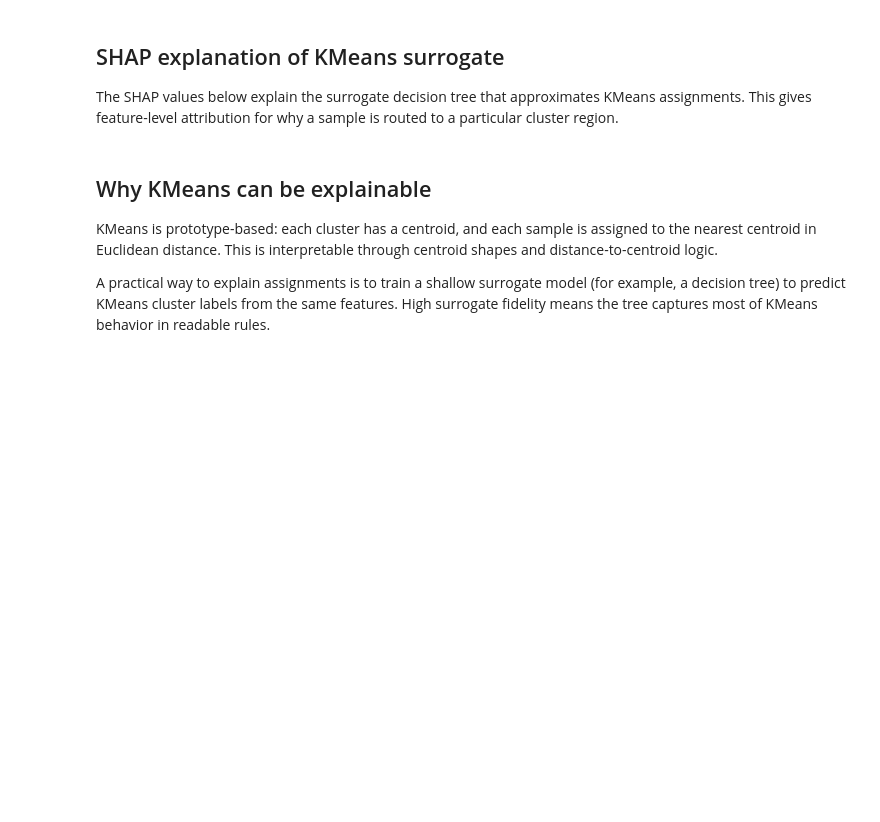
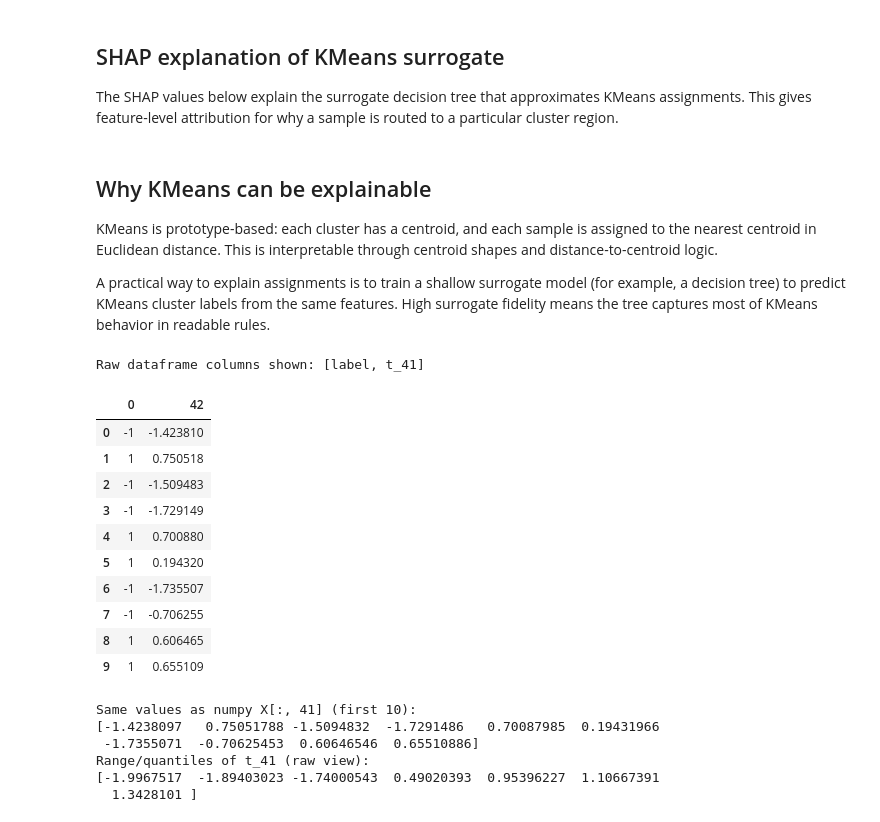
Before and after one commit to anpeata/xai-spatio-temporal, a Jupyter notebook: scripts/notebooks/kmeans_ecg200.ipynb, the cells around one changed output. Cells and saved outputs as stored; diff of their text form; code cells hidden in the pictures; blank space fills up the shorter version.

```diff
--- a/scripts/notebooks/kmeans_ecg200.ipynb
+++ b/scripts/notebooks/kmeans_ecg200.ipynb
@@ -635,3 +639,33 @@ The SHAP values below explain the surrogate decision tree that approximates KMea
 KMeans is prototype-based: each cluster has a centroid, and each sample is assigned to the nearest centroid in Euclidean distance. This is interpretable through centroid shapes and distance-to-centroid logic.
 
 A practical way to explain assignments is to train a shallow surrogate model (for example, a decision tree) to predict KMeans cluster labels from the same features. High surrogate fidelity means the tree captures most of KMeans behavior in readable rules.
+# %%
+feature_idx = 41
+print("Raw dataframe columns shown: [label, t_41]")
+display(df.iloc[:10, [0, 1 + feature_idx]])
+
+print("Same values as numpy X[:, 41] (first 10):")
+print(X[:10, feature_idx])
+
+print("Range/quantiles of t_41 (raw view):")
+vals = views["raw"][:, feature_idx]
+print(np.quantile(vals, [0, 0.01, 0.05, 0.5, 0.95, 0.99, 1.0]))
+# %% [output]
+Raw dataframe columns shown: [label, t_41]
+|  | 0 | 42 |
+| 0 | -1 | -1.423810 |
+| 1 | 1 | 0.750518 |
+| 2 | -1 | -1.509483 |
+| 3 | -1 | -1.729149 |
+| 4 | 1 | 0.700880 |
+| 5 | 1 | 0.194320 |
+| 6 | -1 | -1.735507 |
+| 7 | -1 | -0.706255 |
+| 8 | 1 | 0.606465 |
+| 9 | 1 | 0.655109 |
+Same values as numpy X[:, 41] (first 10):
+[-1.4238097   0.75051788 -1.5094832  -1.7291486   0.70087985  0.19431966
+ -1.7355071  -0.70625453  0.60646546  0.65510886]
+Range/quantiles of t_41 (raw view):
+[-1.9967517  -1.89403023 -1.74000543  0.49020393  0.95396227  1.10667391
+  1.3428101 ]
```
Also changed, not shown: parts of 3 cells of this notebook, 2 other files.
